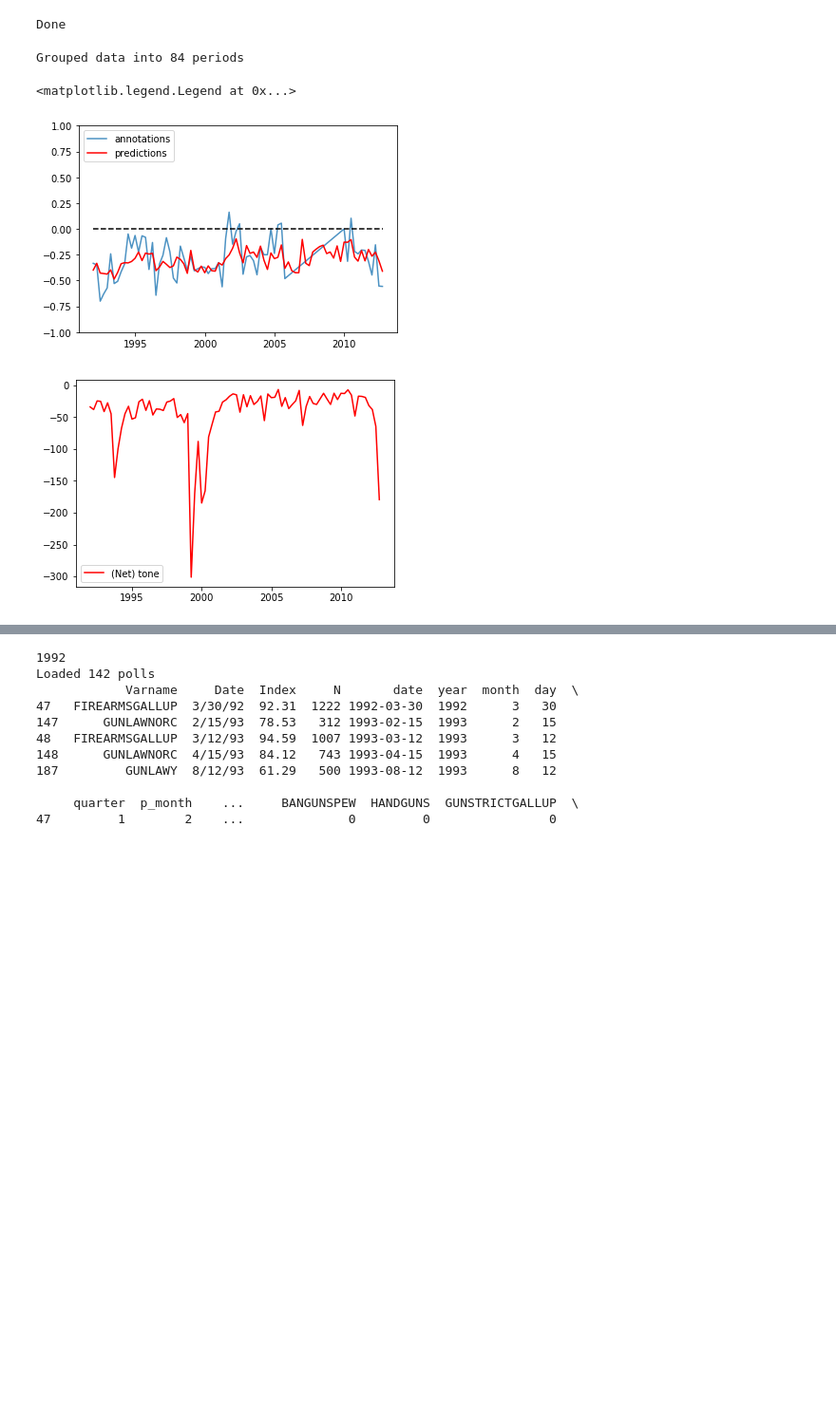
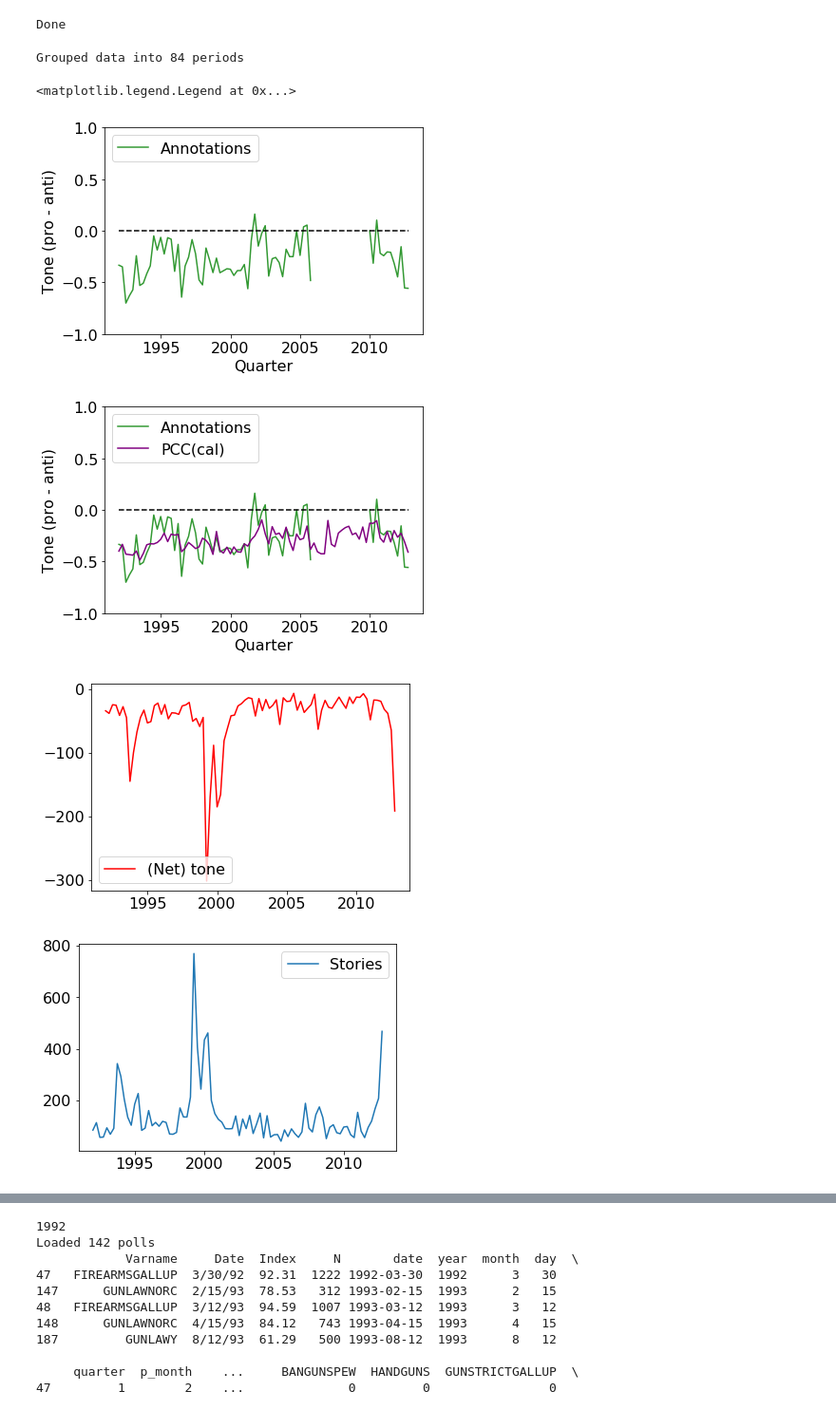
Before and after one commit to dallascard/predicting_public_opinion, a Jupyter notebook: gun_control_2.ipynb, the cells around one changed output, grey strips where cells are left out. Shown at 95% size. Cells and saved outputs as stored; diff of their text form; code cells hidden in the pictures; blank space fills up the shorter version.

```diff
--- a/gun_control_2.ipynb
+++ b/gun_control_2.ipynb
@@ -15,27 +15,29 @@ reload(misc)
 reload(plotting)
 
 first_year = 1992
+last_year = 2012
+
+use_body = True
 
 data_dir = '.'
-data_file = os.path.join(data_dir, 'guncontrol_with_metadata_2017_04_25.csv')
-data = misc.read_article_data(data_file, first_year, rename_frames=True, exclude_irrelevant=False)
+data_file = os.path.join(data_dir, 'guncontrol_with_metadata_2017_05_25.csv')
+data = misc.read_article_data(data_file, first_year, last_year, rename_frames=True, exclude_irrelevant=False, use_body=use_body)
 print "Loaded data for %d articles" % len(data.index)
 
 data['tone'] = data['Pro'] - data['Anti']
+print data['tone'].mean()
 
-tone_annotations = misc.read_article_data(os.path.join(data_dir, 'guncontrol_tone_annotations.csv'), first_year)
+tone_annotations = misc.read_article_data(os.path.join(data_dir, 'guncontrol_tone_annotations.csv'), first_year, last_year, flip_tone=True)
 print "Loaded tone annotations for %d articles" % len(tone_annotations.index)
 
 tone_annotations['tone'] = tone_annotations['Pro'] - tone_annotations['Anti']
 
-#framing_annotations = misc.read_article_data(os.path.join(data_dir, 'immigration_framing_annotations.csv'), first_year)
+framing_annotations = misc.read_article_data(os.path.join(data_dir, 'guncontrol_framing_annotations.csv'), first_year, last_year)
+print "Loaded framing annotations for %d articles" % len(framing_annotations.index)
 #framing_annotations = misc.compute_entropy(framing_annotations)
 #print "Loaded framing annotations for %d articles" % len(framing_annotations.index)
 
-last_date = data['date'].max() - pd.DateOffset(years=4)
+last_date = data['date'].max()
 print "Last date = ", last_date
-last_year = last_date.year + 1
-
-data = data[data['date'] <= last_date]
-print data.shape
+last_year = last_date.year
 # %% [output]
@@ -61,38 +56,70 @@ print "Done"
 # %% [output]
 Done
 # %%
+
+import matplotlib
+
 # decide how to group data
 #group_by = 'month'
 group_by = 'quarter'
 #group_by = 'year'
 
 reload(misc)
 reload(plotting)
 
 grouped = misc.group_article_data(data, group_by, first_year, group_tone=True, group_frames=True, group_directness=False)
 grouped_tone_annotations = misc.group_article_data(tone_annotations, group_by, first_year, group_tone=True)
 #grouped_framing_annotations = misc.group_article_data(framing_annotations, group_by, first_year, group_frames=True)
 
 print "Grouped data into %d periods" % len(grouped.index)
 
+matplotlib.rcParams.update({'font.size': 16})
+
 fig, ax = plt.subplots()
 #ax.fill_between(grouped_tone_annotations.f_date,  tone+tone_sd*2, tone-tone_sd*2, facecolor='grey', edgecolor='white', alpha=0.6)
-ax.plot(grouped_tone_annotations.f_date, grouped_tone_annotations.tone / grouped_tone_annotations.stories, label='annotations', alpha=0.8)
-ax.plot(grouped.f_date, grouped.tone / grouped.stories , 'r', label='predictions')
+breakpoint = 56
+ax.plot(grouped_tone_annotations.f_date[0:breakpoint], grouped_tone_annotations.tone[0:breakpoint] / grouped_tone_annotations.stories[0:breakpoint], c='green', label='Annotations', alpha=0.8)
+ax.plot(grouped_tone_annotations.f_date[breakpoint:], grouped_tone_annotations.tone[breakpoint:] / grouped_tone_annotations.stories[breakpoint:], c='green', alpha=0.8)
+#ax.plot(grouped.f_date, grouped.tone / grouped.stories , 'r', label='Predictions')
 ax.plot([grouped.f_date.min(), grouped.f_date.max()], [0, 0], 'k--')
 #ax.plot(grouped.f_date, grouped.Pro, c='purple', label='Pro')
 #ax.plot(grouped.f_date, grouped.Anti, c='orange', label='Anti')
 #ax.plot(grouped.f_date, grouped.Neutral, c='green', label='Neutral')
 ax.legend(loc='upper left')
 ax.set_ylim(-1, 1)
+ax.set_ylabel('Tone (pro - anti)')
+ax.set_xlabel('Quarter')
+plt.savefig('/Users/dcard/Desktop/gc_annotations.pdf', bbox_inches='tight')
+
+fig, ax = plt.subplots()
+#ax.fill_between(grouped_tone_annotations.f_date,  tone+tone_sd*2, tone-tone_sd*2, facecolor='grey', edgecolor='white', alpha=0.6)
+breakpoint = 56
+ax.plot(grouped_tone_annotations.f_date[0:breakpoint], grouped_tone_annotations.tone[0:breakpoint] / grouped_tone_annotations.stories[0:breakpoint], c='green', label='Annotations', alpha=0.8)
+ax.plot(grouped_tone_annotations.f_date[breakpoint:], grouped_tone_annotations.tone[breakpoint:] / grouped_tone_annotations.stories[breakpoint:], c='green', alpha=0.8)
+ax.plot(grouped.f_date, grouped.tone / grouped.stories , 'purple', label='PCC(cal)')
+ax.plot([grouped.f_date.min(), grouped.f_date.max()], [0, 0], 'k--')
+#ax.plot(grouped.f_date, grouped.Pro, c='purple', label='Pro')
+#ax.plot(grouped.f_date, grouped.Anti, c='orange', label='Anti')
+#ax.plot(grouped.f_date, grouped.Neutral, c='green', label='Neutral')
+ax.legend(loc='upper left')
+ax.set_ylim(-1, 1)
+ax.set_ylabel('Tone (pro - anti)')
+ax.set_xlabel('Quarter')
+plt.savefig('/Users/dcard/Desktop/gc_both.pdf', bbox_inches='tight')
 
 fig, ax = plt.subplots()
 ax.plot(grouped.f_date, grouped.tone , 'r', label='(Net) tone')
 ax.legend(loc='lower left')
+
+fig, ax = plt.subplots()
+ax.plot(grouped.f_date, grouped.stories , label='Stories')
+ax.legend()
 # %% [output]
 Grouped data into 84 periods
 <matplotlib.legend.Legend at 0x...>
-[figure, old version]
+[figure, new version]
-[figure, old version]
+[figure, new version]
+[figure, added]
+[figure, added]
 # %%
 reload(misc)
```
Also changed, not shown: parts of 27 cells of this notebook, 22 other files.
